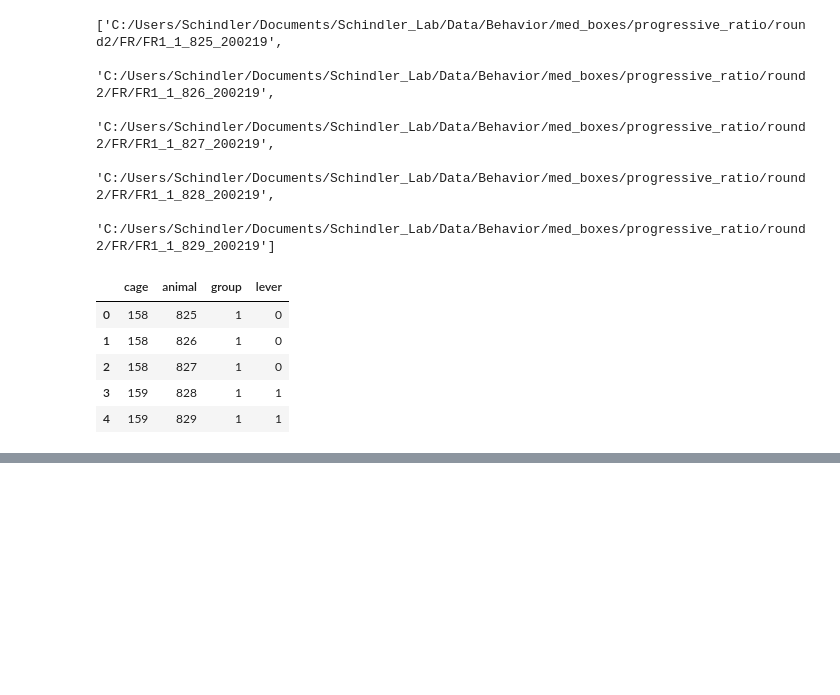
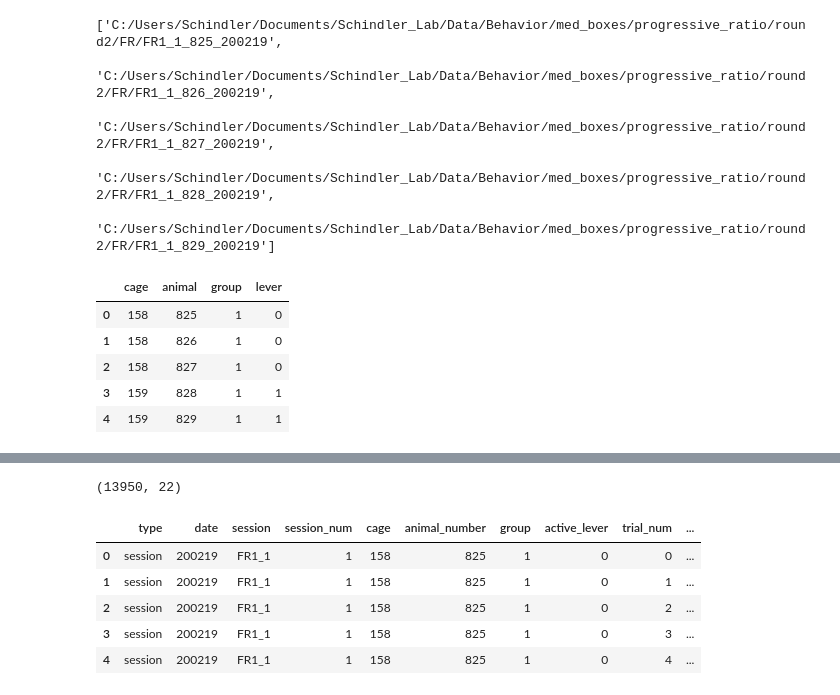
Before and after one commit to grace3999/MedPC, a Jupyter notebook: LP_train_prepro.ipynb, the cells around one changed output, grey strips where cells are left out. Cells and saved outputs as stored; diff of their text form; code cells hidden in the pictures; blank space fills up the shorter version.

```diff
--- a/LP_train_prepro.ipynb
+++ b/LP_train_prepro.ipynb
@@ -345,0 +385,59 @@ final_data.to_csv('LP_train_prepro.csv')
+# %%
+#make new df with combined data
+df_final = final_data.copy()
+
+lp_train_df_trial = pd.DataFrame()
+
+animals = df_final['animal_number'].unique()
+
+for animal in animals:
+
+    #get animal data
+    animal_data = df_final[df_final['animal_number'] == animal]
+
+    #generate session df
+    sessions = animal_data['session'].unique()
+
+    for session in sessions:
+        #get session data for animal
+        animal_data_session = animal_data[animal_data['session'] == session]
+
+        #compute and fill session data
+        if animal_data_session['active_lever'].unique() == 0:
+            animal_data_session['active_lever_count'] = animal_data_session['right_lever_count']
+            animal_data_session['active_lever_latency_1st'] = animal_data_session['right_lever_latency_1st']
+            animal_data_session['active_lever_latency_ave'] = animal_data_session['right_lever_latency_ave']
+            animal_data_session['inactive_lever_count'] = animal_data_session['left_lever_count']
+            animal_data_session['inactive_lever_latency_1st'] = animal_data_session['left_lever_latency_1st']
+            animal_data_session['inactive_lever_latency_ave'] = animal_data_session['left_lever_latency_ave']
+
+        elif animal_data_session['active_lever'].unique() == 1:
+            animal_data_session['active_lever_count'] = animal_data_session['left_lever_count']
+            animal_data_session['active_lever_latency_1st'] = animal_data_session['left_lever_latency_1st']
+            animal_data_session['active_lever_latency_ave'] = animal_data_session['left_lever_latency_ave']
+            animal_data_session['inactive_lever_count'] = animal_data_session['right_lever_count']
+            animal_data_session['inactive_lever_latency_1st'] = animal_data_session['right_lever_latency_1st']
+            animal_data_session['inactive_lever_latency_ave'] = animal_data_session['right_lever_latency_ave']
+
+        lp_train_df_trial = lp_train_df_trial.append(animal_data_session)
+
+lp_train_df_trial.reset_index(inplace=True, drop=True)
+
+lp_train_df_trial = lp_train_df_trial[['type', 'date', 'session', 'session_num', 'cage', 'animal_number', 'group',
+                                       'active_lever', 'trial_num', 'trial_duration',
+                                       'reinforcement_count', 'reinforcement_latency_1st',
+                                       'HE_count', 'HE_latency_1st', 'HE_latency_ave',
+                                       'active_lever_count', 'active_lever_latency_1st',
+                                       'inactive_lever_count', 'inactive_lever_latency_1st',
+                                       'active_lever_latency_ave', 'inactive_lever_latency_ave', 'reinforcement_latency_ave']]
+
+print(lp_train_df_trial.shape)
+lp_train_df_trial.head()
+# %% [output]
+(13950, 22)
+|  | type | date | session | session_num | cage | animal_number | group | active_lever | trial_num | ... |
+| 0 | session | 200219 | FR1_1 | 1 | 158 | 825 | 1 | 0 | 0 | ... |
+| 1 | session | 200219 | FR1_1 | 1 | 158 | 825 | 1 | 0 | 1 | ... |
+| 2 | session | 200219 | FR1_1 | 1 | 158 | 825 | 1 | 0 | 2 | ... |
+| 3 | session | 200219 | FR1_1 | 1 | 158 | 825 | 1 | 0 | 3 | ... |
+| 4 | session | 200219 | FR1_1 | 1 | 158 | 825 | 1 | 0 | 4 | ... |
```
Also changed, not shown: parts of 11 cells of this notebook.
